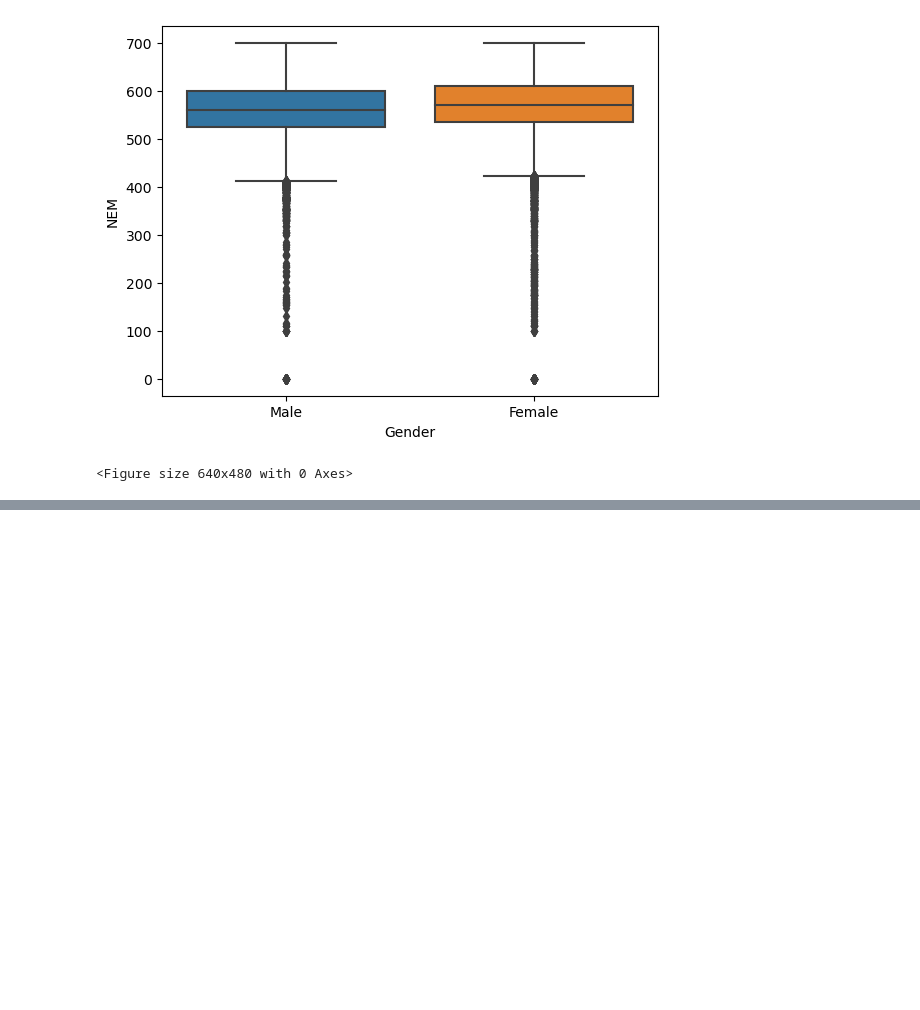
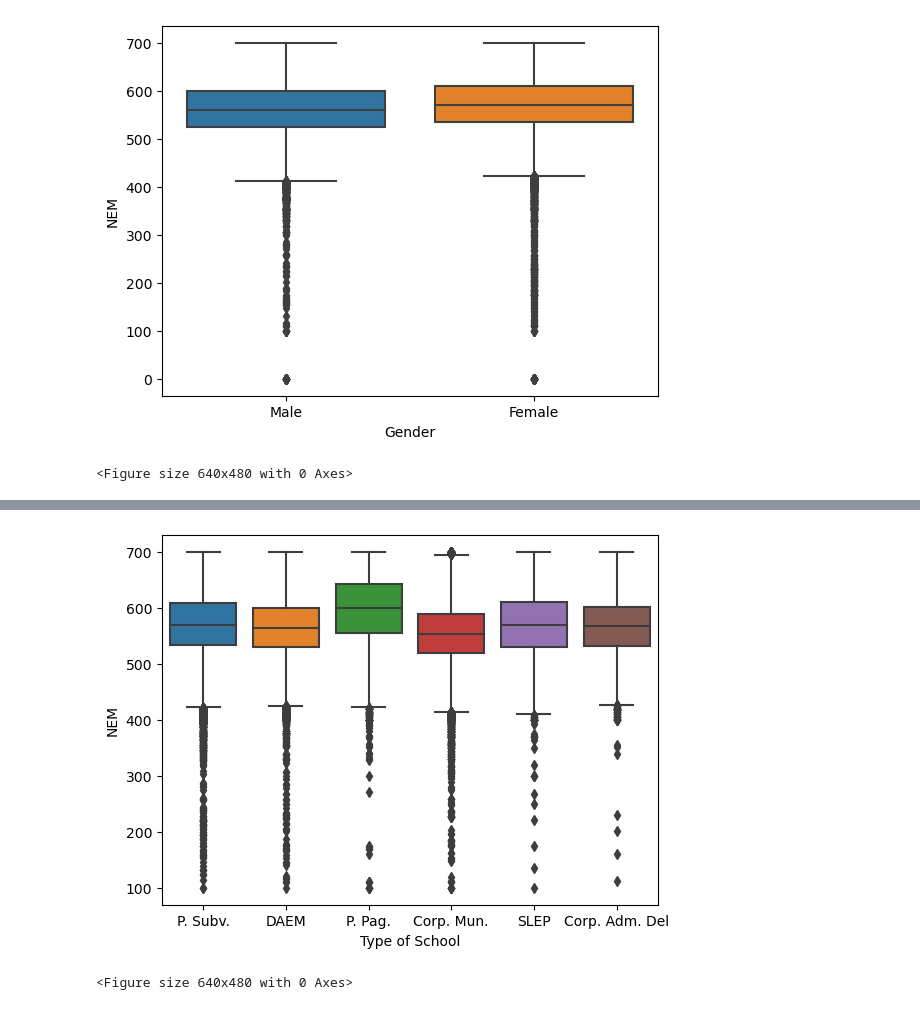
Before and after one commit to Claudio-AhumadaL/Chilean-State-Scholarship-Apllications-Data-2022, a Jupyter notebook: Data_postulacionesBecas_Claudio-AhumadaL.ipynb, the cells around one changed output, grey strips where cells are left out. Cells and saved outputs as stored; diff of their text form; code cells hidden in the pictures; blank space fills up the shorter version.

```diff
--- a/Data_postulacionesBecas_Claudio-AhumadaL.ipynb
+++ b/Data_postulacionesBecas_Claudio-AhumadaL.ipynb
@@ -12,6 +12,7 @@ data_postulaciones = pd.read_csv("POSTULACIONES_FUAS_2022_WEB.csv", sep=";", enc
 data_postulaciones = data_postulaciones.replace('Ã©','é', regex=True)
 data_postulaciones = data_postulaciones.replace('Ã‘','Ñ', regex=True)
 data_postulaciones = data_postulaciones.replace('Ã','í', regex=True)
+data_postulaciones = data_postulaciones.replace('Tarapací','Tarapacá', regex=True)
 data_postulaciones.head()
 # %% [output]
 |  | ANIO_PROCESO | MRUN | REGION | NOMBRE_REGION | COMUNA | NOMBRE_COMUNA | FEC_NAC_ALU | EDAD | GENERO | ... |
@@ -176,2 +145,17 @@ plt.clf()
+# %%
+# Drop rows with NA values in COD_DEPE column
+data_postulaciones_cod_depe_filtered = data_postulaciones[data_postulaciones.COD_DEPE != " "]
+
+# Boxplot of NEM by type of school
+
+ax = sns.boxplot(data = data_postulaciones_cod_depe_filtered, x= "COD_DEPE", y = "NEM")
+labels = ["P. Subv.", "DAEM", "P. Pag.", "Corp. Mun.", "SLEP", "Corp. Adm. Del"]
+ax.set_xticklabels(labels)
+ax.set(xlabel='Type of School')
+plt.show()
+plt.clf()
+# %% [output]
+[figure, added]
+<Figure size 640x480 with 0 Axes>
 # %%
 # Is there a statistically significative difference between P. pag.'s nem results and and Corp Mun.' nem results?
```
Also changed, not shown: parts of 10 cells of this notebook.
